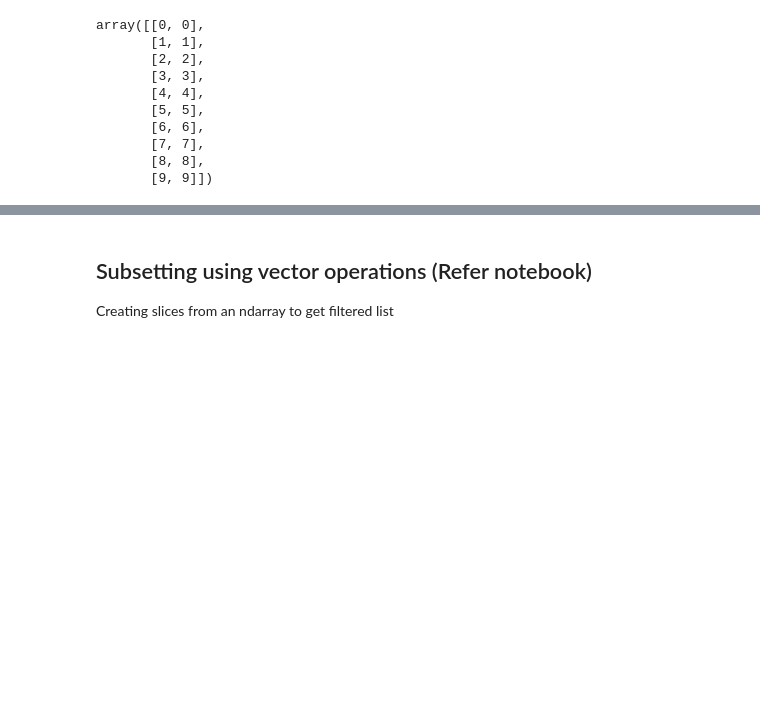
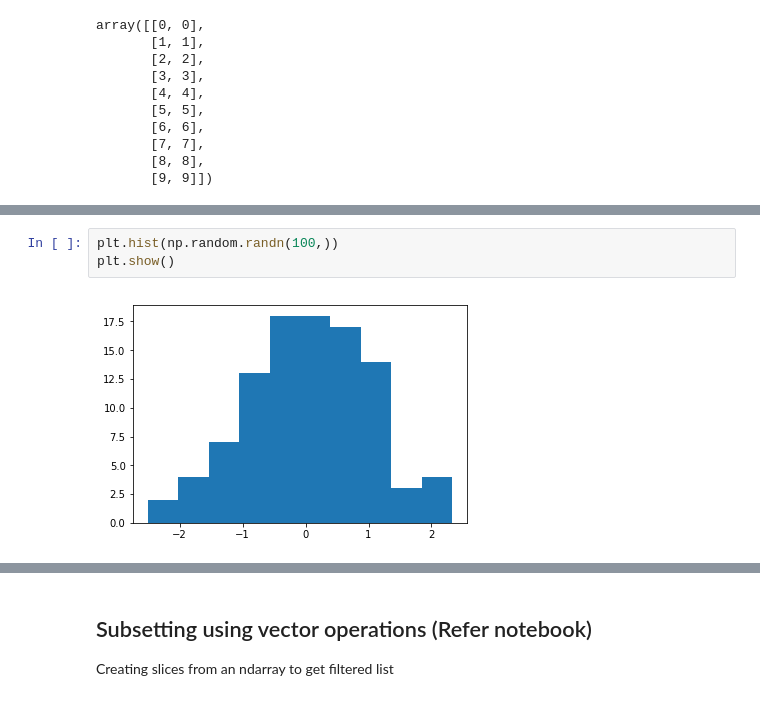
Before and after one commit to pratos/python4ds, a Jupyter notebook: notebooks/Numpy Snippets.ipynb, the cells around one changed output, grey strips where cells are left out. Drawn from its saved outputs; the diff is of its cells as text; blank space fills up the shorter version.

```diff
--- a/notebooks/Numpy Snippets.ipynb
+++ b/notebooks/Numpy Snippets.ipynb
@@ -228,0 +317,5 @@ array([[0, 0],
+# %%
+plt.hist(np.random.randn(100,))
+plt.show()
+# %% [output]
+[figure, added]
```
Also changed, not shown: parts of 61 cells of this notebook.
